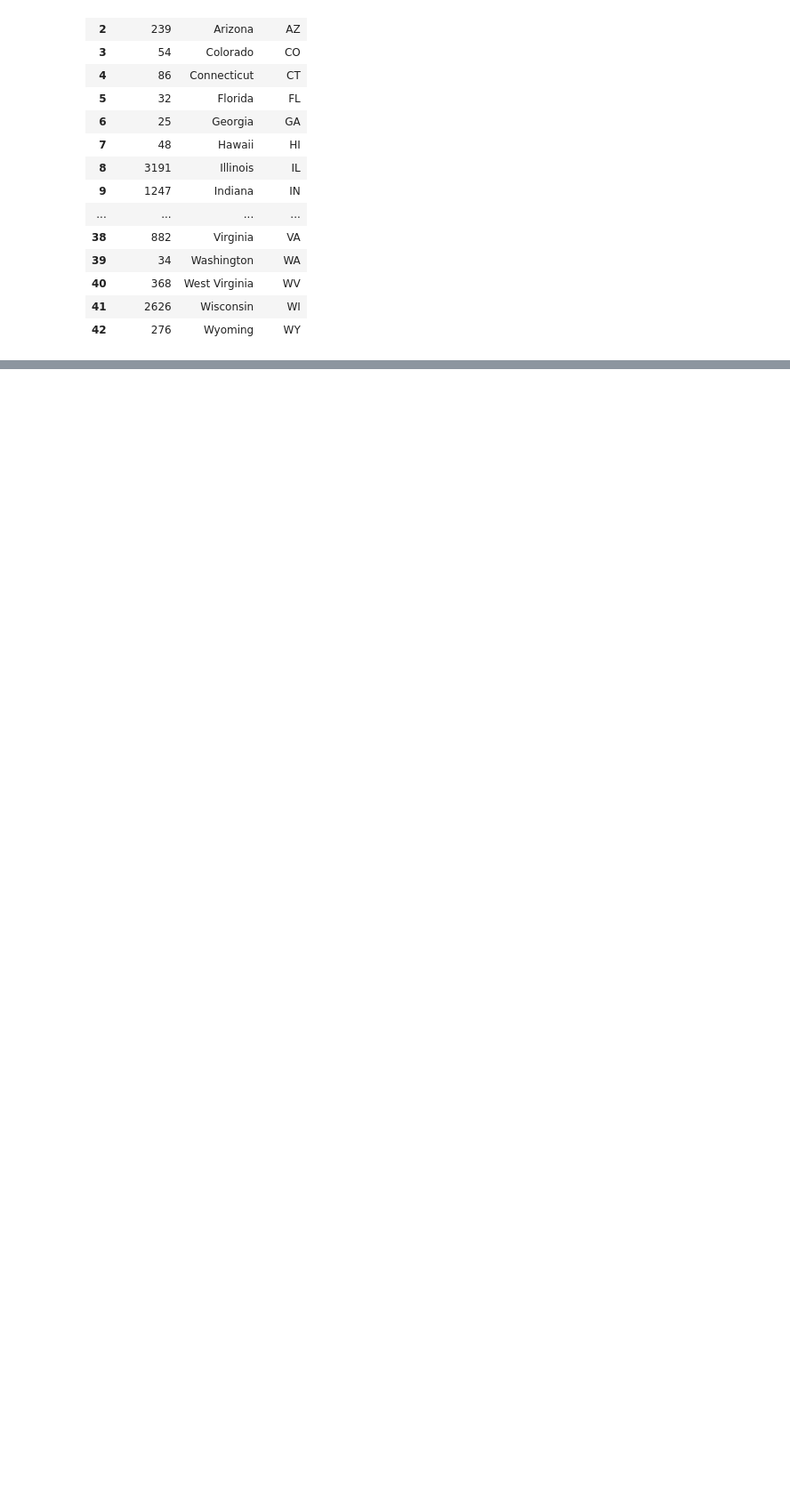
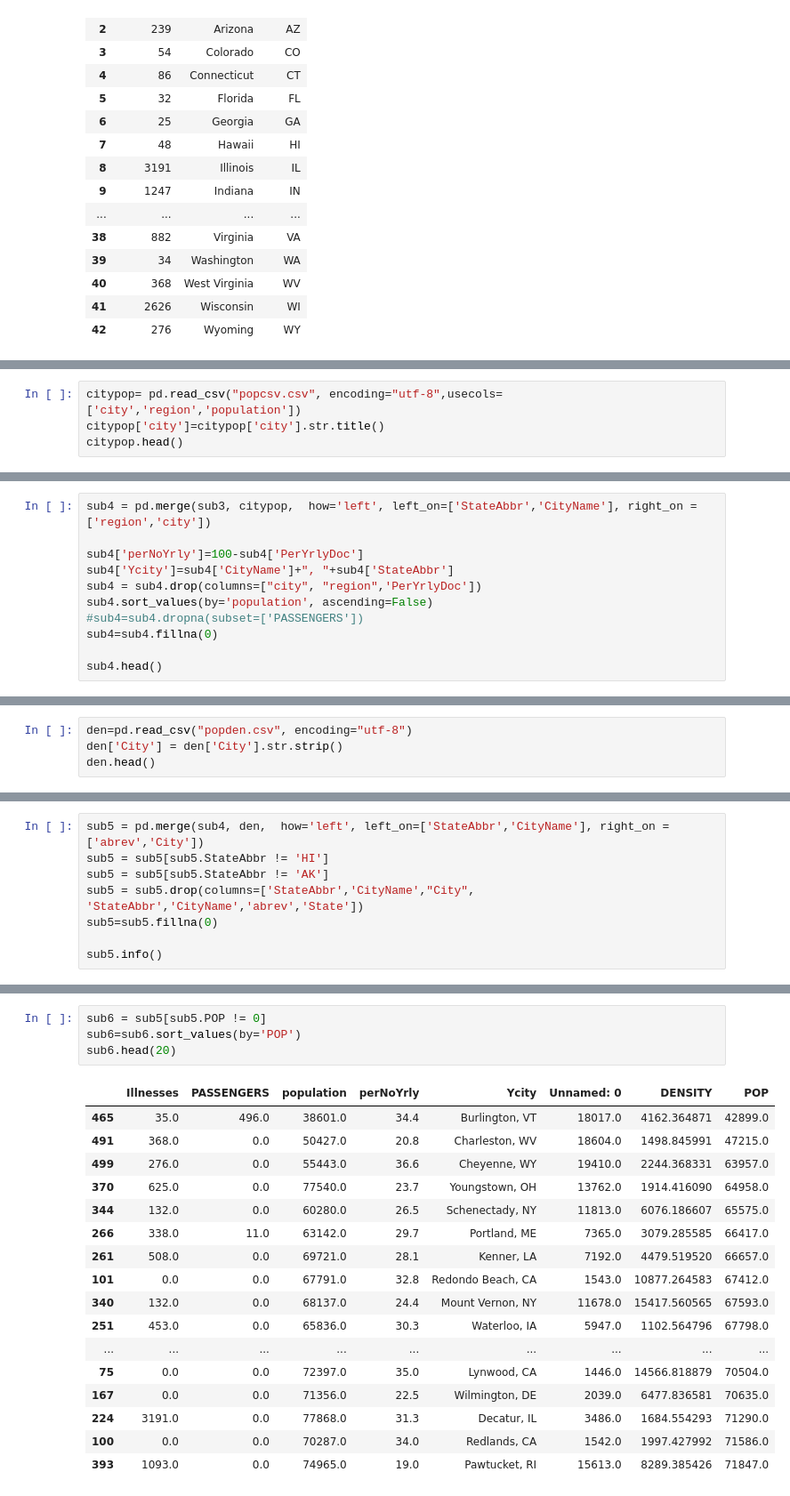
Before and after one commit to SSMDFW/FinalProject, a Jupyter notebook: Data/MLCity.ipynb, the cells around one changed output, grey strips where cells are left out. Shown at 89% size. Cells and saved outputs as stored; diff of their text form; blank space fills up the shorter version.

```diff
--- a/Data/MLCity.ipynb
+++ b/Data/MLCity.ipynb
@@ -236,0 +195,4 @@ sub3.sort_values(by='PASSENGERS', ascending=False)
+# %%
+citypop= pd.read_csv("popcsv.csv", encoding="utf-8",usecols=['city','region','population'])
+citypop['city']=citypop['city'].str.title()
+citypop.head()
@@ -236,0 +206,11 @@ sub3.sort_values(by='PASSENGERS', ascending=False)
+# %%
+sub4 = pd.merge(sub3, citypop,  how='left', left_on=['StateAbbr','CityName'], right_on = ['region','city'])
+
+sub4['perNoYrly']=100-sub4['PerYrlyDoc']
+sub4['Ycity']=sub4['CityName']+", "+sub4['StateAbbr']
+sub4 = sub4.drop(columns=["city", "region",'PerYrlyDoc'])
+sub4.sort_values(by='population', ascending=False)
+#sub4=sub4.dropna(subset=['PASSENGERS'])
+sub4=sub4.fillna(0)
+
+sub4.head()
@@ -236,0 +224,4 @@ sub3.sort_values(by='PASSENGERS', ascending=False)
+# %%
+den=pd.read_csv("popden.csv", encoding="utf-8")
+den['City'] = den['City'].str.strip()
+den.head()
@@ -236,0 +235,8 @@ sub3.sort_values(by='PASSENGERS', ascending=False)
+# %%
+sub5 = pd.merge(sub4, den,  how='left', left_on=['StateAbbr','CityName'], right_on = ['abrev','City'])
+sub5 = sub5[sub5.StateAbbr != 'HI']
+sub5 = sub5[sub5.StateAbbr != 'AK']
+sub5 = sub5.drop(columns=['StateAbbr','CityName',"City", 'StateAbbr','CityName','abrev','State'])
+sub5=sub5.fillna(0)
+
+sub5.info()
@@ -236,0 +257,22 @@ sub3.sort_values(by='PASSENGERS', ascending=False)
+# %%
+sub6 = sub5[sub5.POP != 0]
+sub6=sub6.sort_values(by='POP')
+sub6.head(20)
+# %% [output]
+|  | Illnesses | PASSENGERS | population | perNoYrly | Ycity | Unnamed: 0 | DENSITY | POP |
+| 465 | 35.0 | 496.0 | 38601.0 | 34.4 | Burlington, VT | 18017.0 | 4162.364871 | 42899.0 |
+| 491 | 368.0 | 0.0 | 50427.0 | 20.8 | Charleston, WV | 18604.0 | 1498.845991 | 47215.0 |
+| 499 | 276.0 | 0.0 | 55443.0 | 36.6 | Cheyenne, WY | 19410.0 | 2244.368331 | 63957.0 |
+| 370 | 625.0 | 0.0 | 77540.0 | 23.7 | Youngstown, OH | 13762.0 | 1914.416090 | 64958.0 |
+| 344 | 132.0 | 0.0 | 60280.0 | 26.5 | Schenectady, NY | 11813.0 | 6076.186607 | 65575.0 |
+| 266 | 338.0 | 11.0 | 63142.0 | 29.7 | Portland, ME | 7365.0 | 3079.285585 | 66417.0 |
+| 261 | 508.0 | 0.0 | 69721.0 | 28.1 | Kenner, LA | 7192.0 | 4479.519520 | 66657.0 |
+| 101 | 0.0 | 0.0 | 67791.0 | 32.8 | Redondo Beach, CA | 1543.0 | 10877.264583 | 67412.0 |
+| 340 | 132.0 | 0.0 | 68137.0 | 24.4 | Mount Vernon, NY | 11678.0 | 15417.560565 | 67593.0 |
+| 251 | 453.0 | 0.0 | 65836.0 | 30.3 | Waterloo, IA | 5947.0 | 1102.564796 | 67798.0 |
+| ... | ... | ... | ... | ... | ... | ... | ... | ... |
+| 75 | 0.0 | 0.0 | 72397.0 | 35.0 | Lynwood, CA | 1446.0 | 14566.818879 | 70504.0 |
+| 167 | 0.0 | 0.0 | 71356.0 | 22.5 | Wilmington, DE | 2039.0 | 6477.836581 | 70635.0 |
+| 224 | 3191.0 | 0.0 | 77868.0 | 31.3 | Decatur, IL | 3486.0 | 1684.554293 | 71290.0 |
+| 100 | 0.0 | 0.0 | 70287.0 | 34.0 | Redlands, CA | 1542.0 | 1997.427992 | 71586.0 |
+| 393 | 1093.0 | 0.0 | 74965.0 | 19.0 | Pawtucket, RI | 15613.0 | 8289.385426 | 71847.0 |
```
Also changed, not shown: parts of 14 cells of this notebook.
